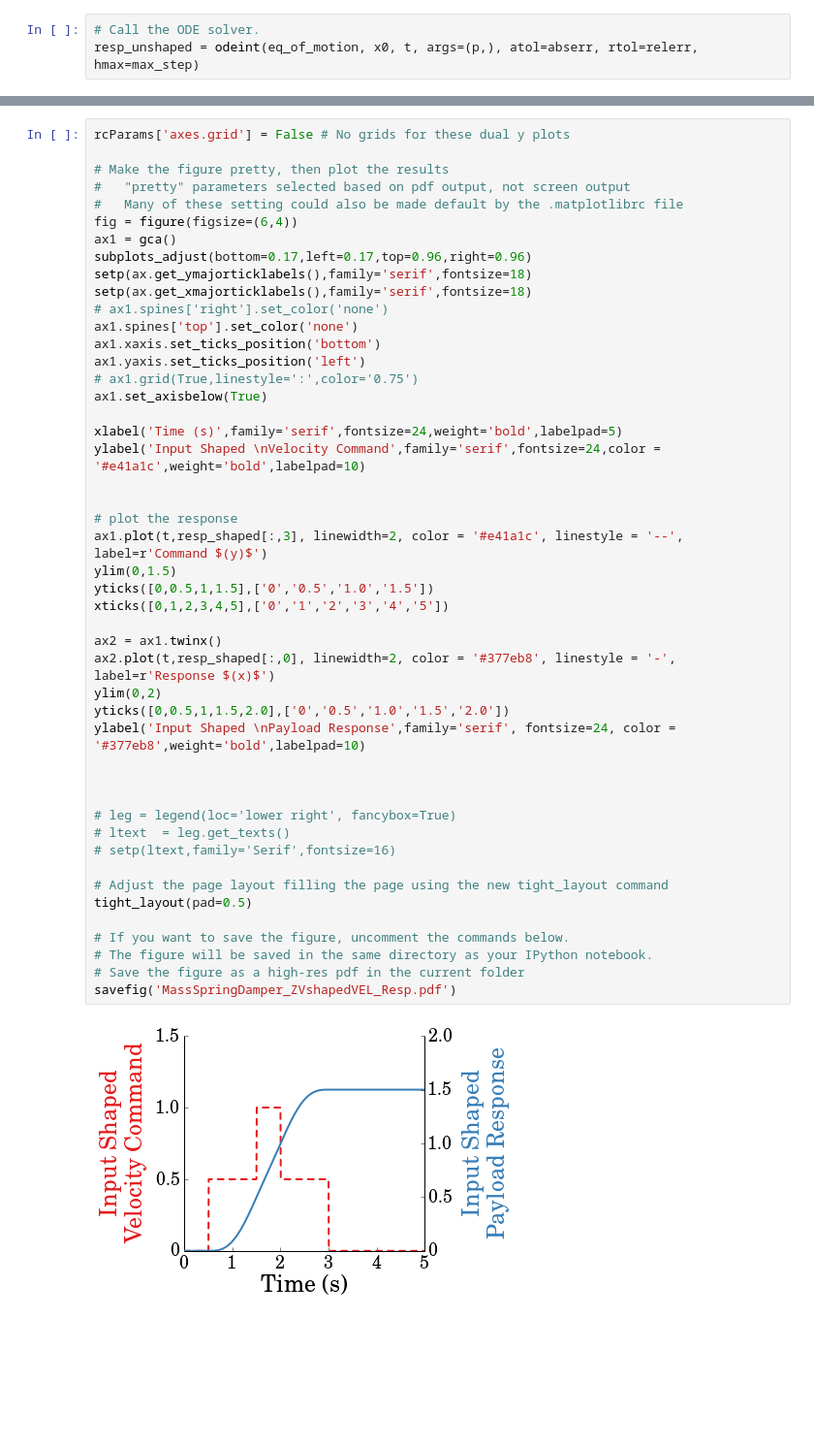
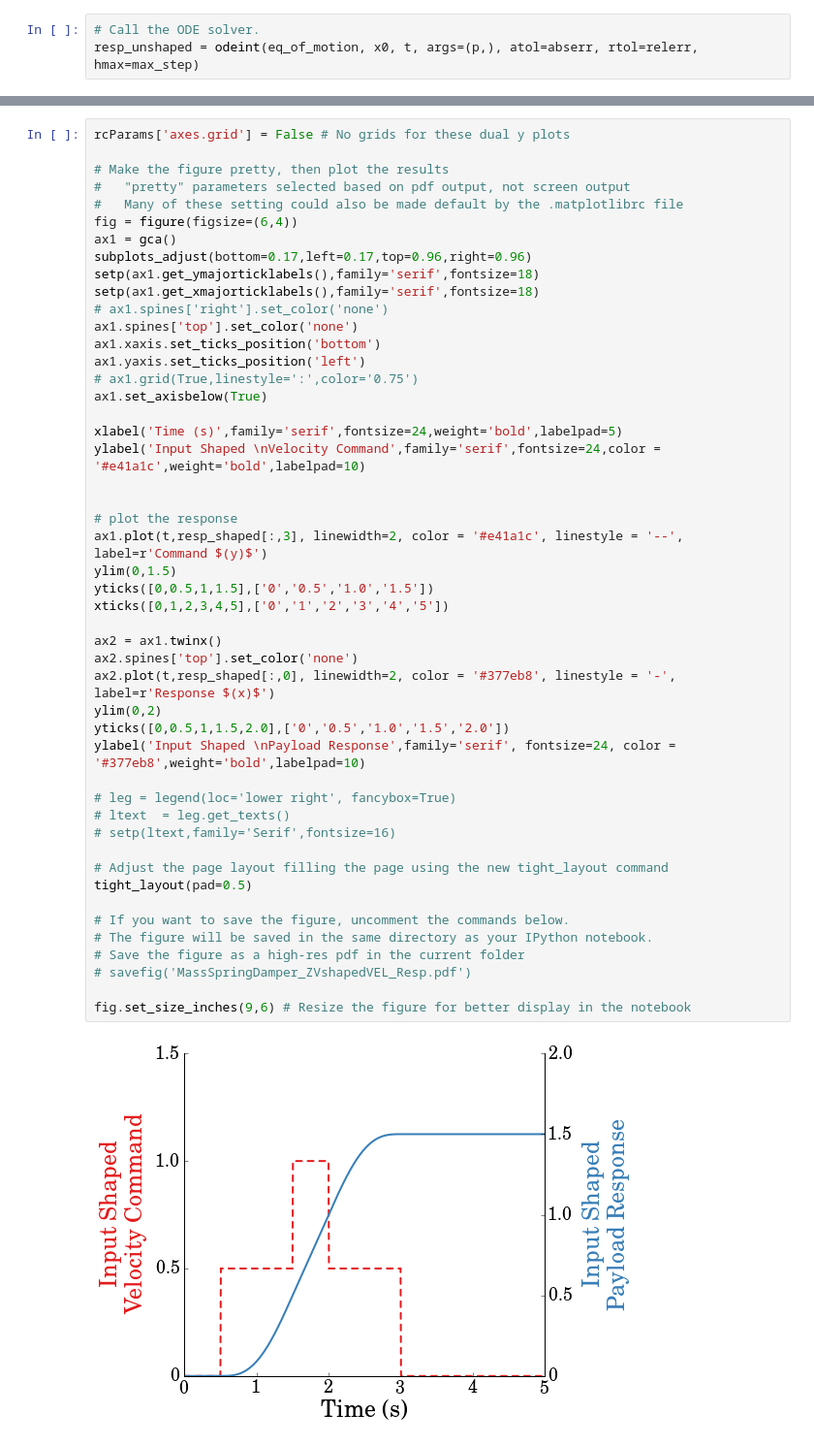
Before and after one commit to DocVaughan/CRAWLAB-Code-Snippets, a Jupyter notebook: Simple Simulations/Basic Input Shaping.ipynb, the cells around one changed output, grey strips where cells are left out. Shown at 97% size. Saved outputs shown, nothing was run; the diff lists cells and outputs as text; blank space fills up the shorter version.

Commit message:
Added planar crane sim, updated basic shaping
* Updated Basic Input Shaping notebook
* Added Basic Input Shaping script
* Added Planar Crane simulation notebook

```diff
--- a/Simple Simulations/Basic Input Shaping.ipynb
+++ b/Simple Simulations/Basic Input Shaping.ipynb
@@ -340,8 +373,8 @@ rcParams['axes.grid'] = False # No grids for these dual y plots
 fig = figure(figsize=(6,4))
 ax1 = gca()
 subplots_adjust(bottom=0.17,left=0.17,top=0.96,right=0.96)
-setp(ax.get_ymajorticklabels(),family='serif',fontsize=18)
-setp(ax.get_xmajorticklabels(),family='serif',fontsize=18)
+setp(ax1.get_ymajorticklabels(),family='serif',fontsize=18)
+setp(ax1.get_xmajorticklabels(),family='serif',fontsize=18)
 # ax1.spines['right'].set_color('none')
 ax1.spines['top'].set_color('none')
 ax1.xaxis.set_ticks_position('bottom')
@@ -349,37 +382,38 @@ ax1.yaxis.set_ticks_position('left')
 # ax1.grid(True,linestyle=':',color='0.75')
 ax1.set_axisbelow(True)
 
 xlabel('Time (s)',family='serif',fontsize=24,weight='bold',labelpad=5)
 ylabel('Input Shaped \nVelocity Command',family='serif',fontsize=24,color = '#e41a1c',weight='bold',labelpad=10)
 
 
 # plot the response
 ax1.plot(t,resp_shaped[:,3], linewidth=2, color = '#e41a1c', linestyle = '--', label=r'Command $(y)$')
 ylim(0,1.5)
 yticks([0,0.5,1,1.5],['0','0.5','1.0','1.5'])
 xticks([0,1,2,3,4,5],['0','1','2','3','4','5'])
 
 ax2 = ax1.twinx()
+ax2.spines['top'].set_color('none')
 ax2.plot(t,resp_shaped[:,0], linewidth=2, color = '#377eb8', linestyle = '-', label=r'Response $(x)$')
 ylim(0,2)
 yticks([0,0.5,1,1.5,2.0],['0','0.5','1.0','1.5','2.0'])
 ylabel('Input Shaped \nPayload Response',family='serif', fontsize=24, color = '#377eb8',weight='bold',labelpad=10)
-
-
 
 # leg = legend(loc='lower right', fancybox=True)
 # ltext  = leg.get_texts()
 # setp(ltext,family='Serif',fontsize=16)
 
 # Adjust the page layout filling the page using the new tight_layout command
 tight_layout(pad=0.5)
 
 # If you want to save the figure, uncomment the commands below.
 # The figure will be saved in the same directory as your IPython notebook.
 # Save the figure as a high-res pdf in the current folder
-savefig('MassSpringDamper_ZVshapedVEL_Resp.pdf')
+# savefig('MassSpringDamper_ZVshapedVEL_Resp.pdf')
+
+fig.set_size_inches(9,6) # Resize the figure for better display in the notebook
 # %% [output]
-[figure, old version]
+[figure, new version]
 # %%
 # Let's compare the shaped and unshaped directly
 
```
Also changed, not shown: parts of 13 cells of this notebook, 3 other files.
